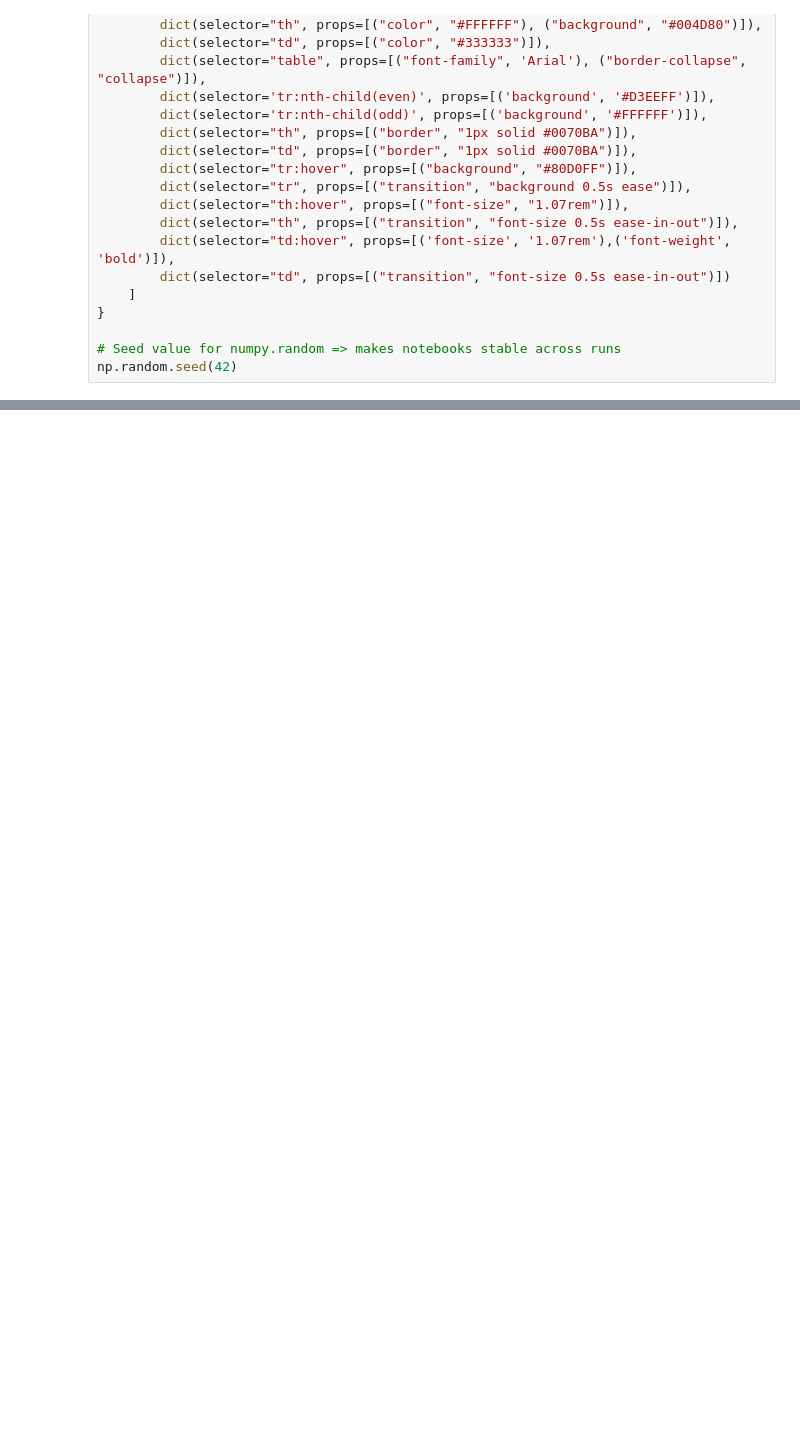
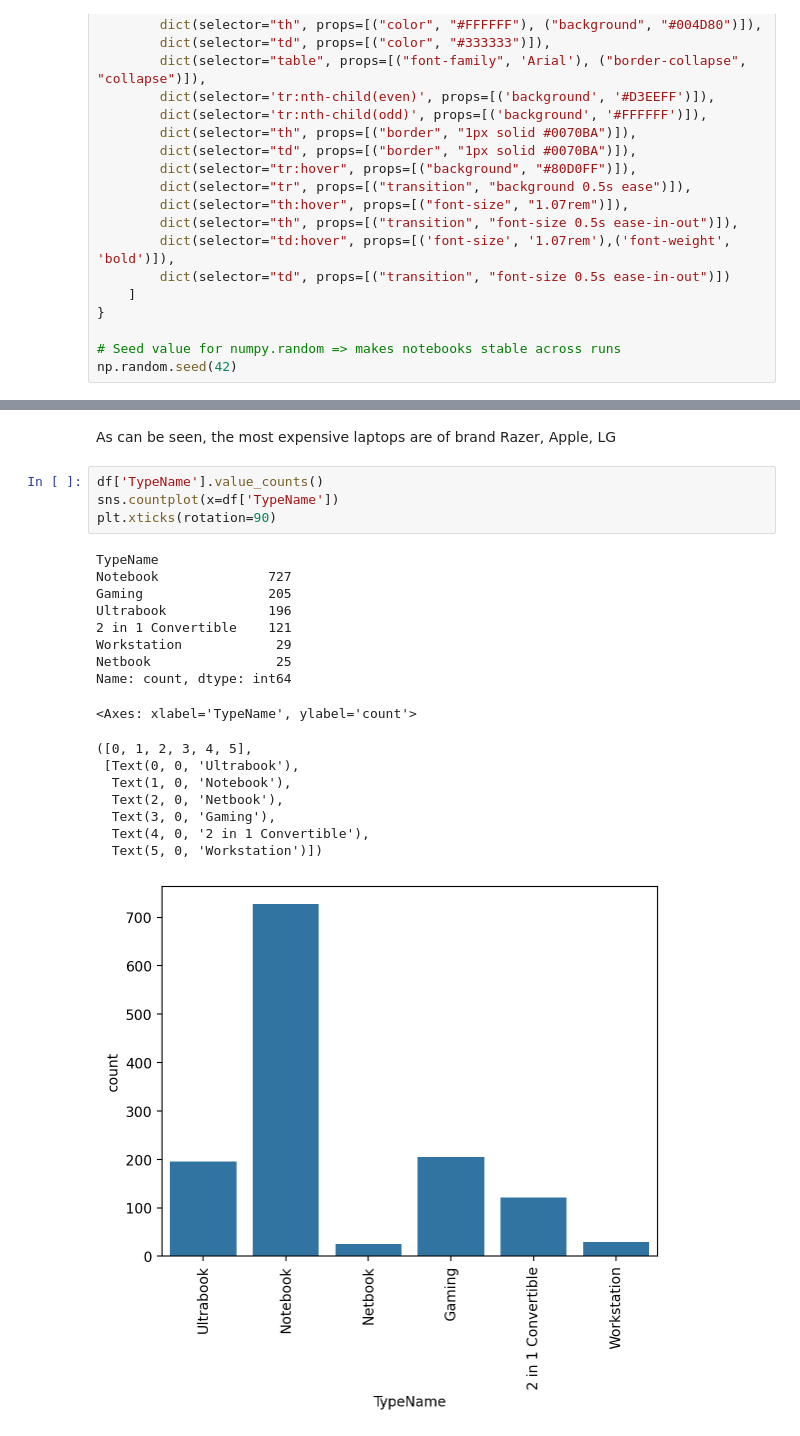
Before and after one commit to gvsreekar/Laptop-price-prediction, a Jupyter notebook: notebooks/model.ipynb, the cells around one changed output, grey strips where cells are left out. Drawn from its saved outputs; the diff is of its cells as text; blank space fills up the shorter version.

```diff
--- a/notebooks/model.ipynb
+++ b/notebooks/model.ipynb
@@ -48,0 +224,24 @@ np.random.seed(42)
+# %% [markdown]
+As can be seen, the most expensive laptops are of brand Razer, Apple, LG
+# %%
+df['TypeName'].value_counts()
+sns.countplot(x=df['TypeName'])
+plt.xticks(rotation=90)
+# %% [output]
+TypeName
+Notebook              727
+Gaming                205
+Ultrabook             196
+2 in 1 Convertible    121
+Workstation            29
+Netbook                25
+Name: count, dtype: int64
+<Axes: xlabel='TypeName', ylabel='count'>
+([0, 1, 2, 3, 4, 5],
+ [Text(0, 0, 'Ultrabook'),
+  Text(1, 0, 'Notebook'),
+  Text(2, 0, 'Netbook'),
+  Text(3, 0, 'Gaming'),
+  Text(4, 0, '2 in 1 Convertible'),
+  Text(5, 0, 'Workstation')])
+[figure, added]
```
Also changed, not shown: parts of 20 cells of this notebook, 1 other file.
